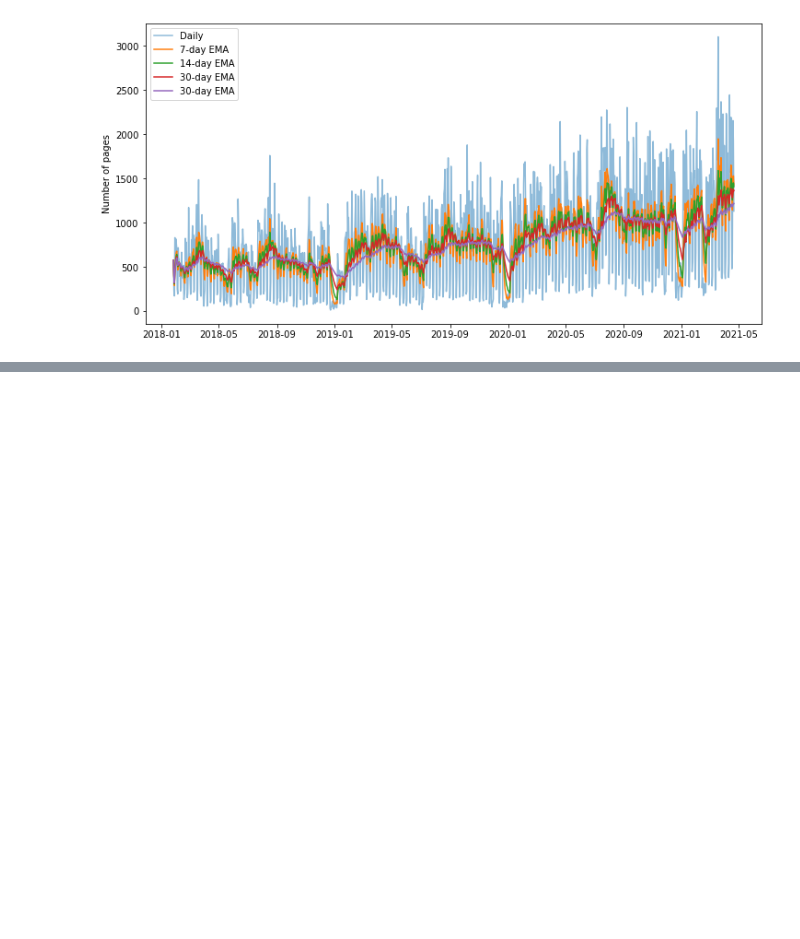
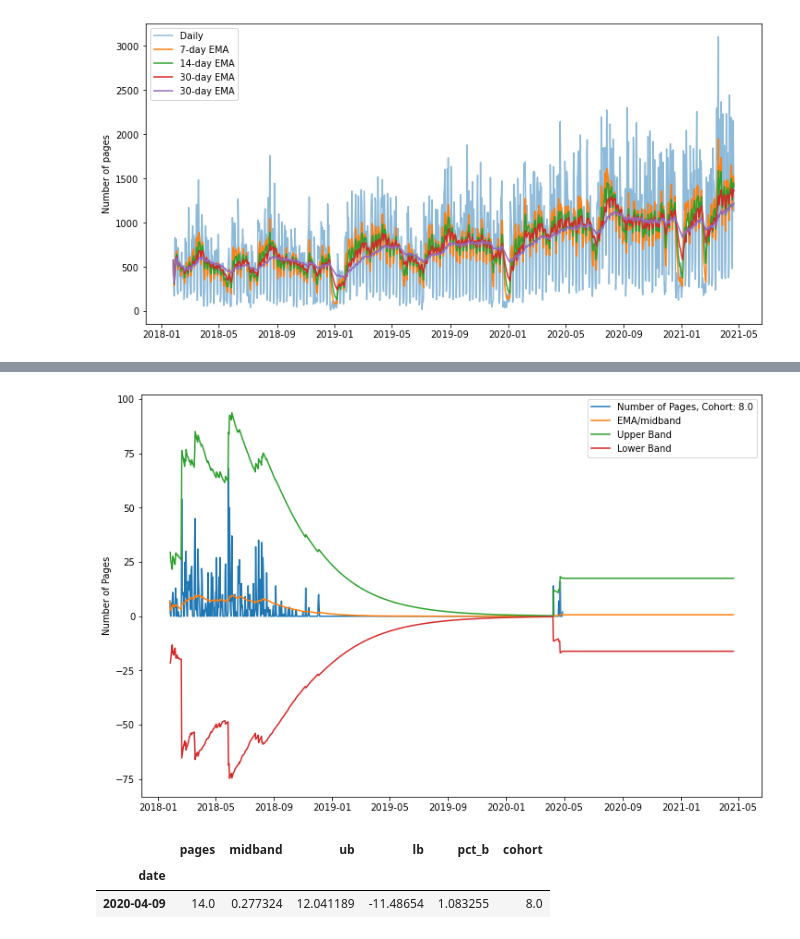
Before and after one commit to jesse-d-marder/anomaly-detection-exercises, a Jupyter notebook: time_series_anomaly_detection.ipynb, the cells around one changed output, grey strips where cells are left out. Cells and saved outputs as stored; diff of their text form; code cells hidden in the pictures; blank space fills up the shorter version.

```diff
--- a/time_series_anomaly_detection.ipynb
+++ b/time_series_anomaly_detection.ipynb
@@ -72,0 +260,31 @@ plt.show()
+# %%
+cohort = 8.0
+span = 100
+weight = 6
+pages = cohorts[cohorts.index == cohort].T
+midband = pages.ewm(span=span).mean()
+stdev = pages.ewm(span=span).std()
+ub = midband + stdev*weight
+lb = midband - stdev*weight
+bb = pd.concat([ub, lb], axis=1)
+my_df = pd.concat([pages, midband, bb], axis=1)
+my_df.columns = ['pages', 'midband', 'ub', 'lb']
+my_df['pct_b'] = (my_df['pages'] - my_df['lb'])/(my_df['ub'] - my_df['lb'])
+my_df['cohort'] = cohort
+
+
+fig, ax = plt.subplots(figsize=(12,8))
+ax.plot(my_df.index, my_df.pages, label='Number of Pages, Cohort: '+str(cohort))
+ax.plot(my_df.index, my_df.midband, label = 'EMA/midband')
+ax.plot(my_df.index, my_df.ub, label = 'Upper Band')
+ax.plot(my_df.index, my_df.lb, label = 'Lower Band')
+ax.legend(loc='best')
+ax.set_ylabel('Number of Pages')
+plt.show()
+
+my_df[my_df.pct_b>1]
+# %% [output]
+[figure, added]
+|  | pages | midband | ub | lb | pct_b | cohort |
+| date |  |  |  |  |  |  |
+| 2020-04-09 | 14.0 | 0.277324 | 12.041189 | -11.48654 | 1.083255 | 8.0 |
```
Also changed, not shown: parts of 35 cells of this notebook.
